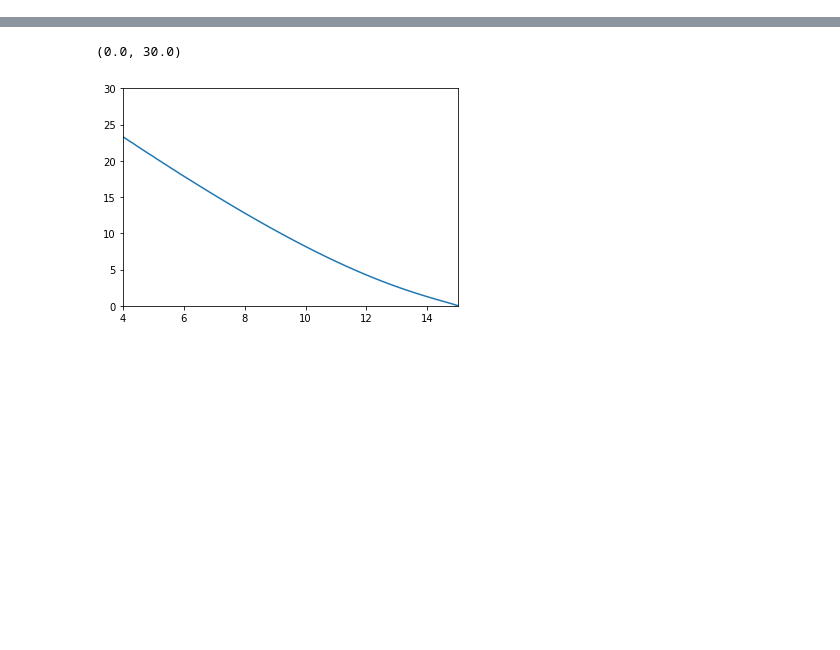
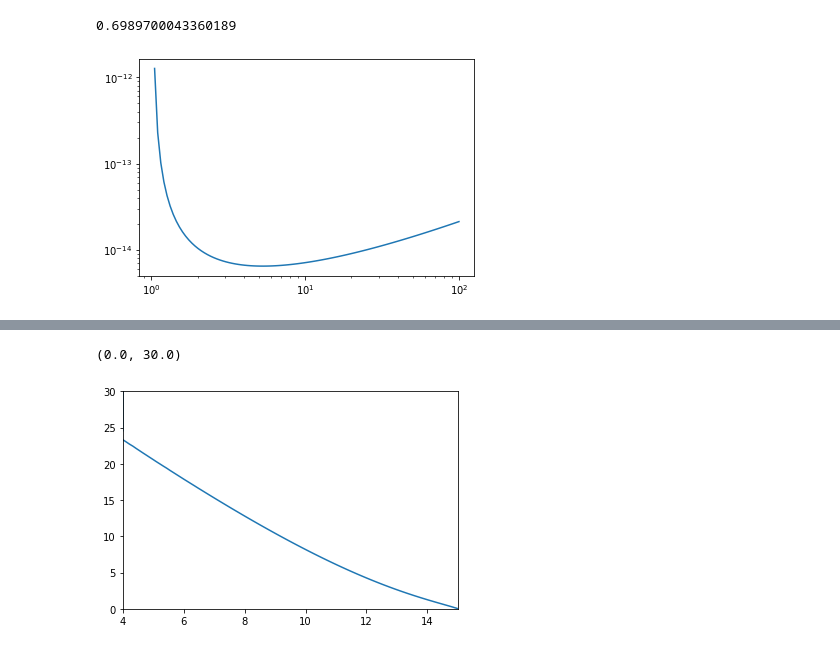
Before and after one commit to antoninvapa/Masters-Project, a Jupyter notebook: Classes.ipynb, the cells around one changed output, grey strips where cells are left out. Drawn from its saved outputs; the diff is of its cells as text; code cells hidden in the pictures; blank space fills up the shorter version.

```diff
--- a/Classes.ipynb
+++ b/Classes.ipynb
@@ -488,6 +492,20 @@ class MergerRate:
         DT = self.Delta_c(z)
         DTplus = self.Delta_c(1.0001*z)
         return (DTplus-DT)/0.0001*z
+# %%
+np.log10(5)
+# %% [output]
+0.6989700043360189
+# %%
+MR =MergerRate(0)
+mp = np.logspace(0, 2, 100)
+P = MR.MR_Sommerville(1e14/mp, 0.2, 1e14, 0)
+# %%
+plt.plot(mp, P)
+plt.yscale('log')
+plt.xscale('log')
+# %% [output]
+[figure, added]
 # %%
 from scipy.stats import norm
 class MergerTree:
```
Also changed, not shown: parts of 21 cells of this notebook.
